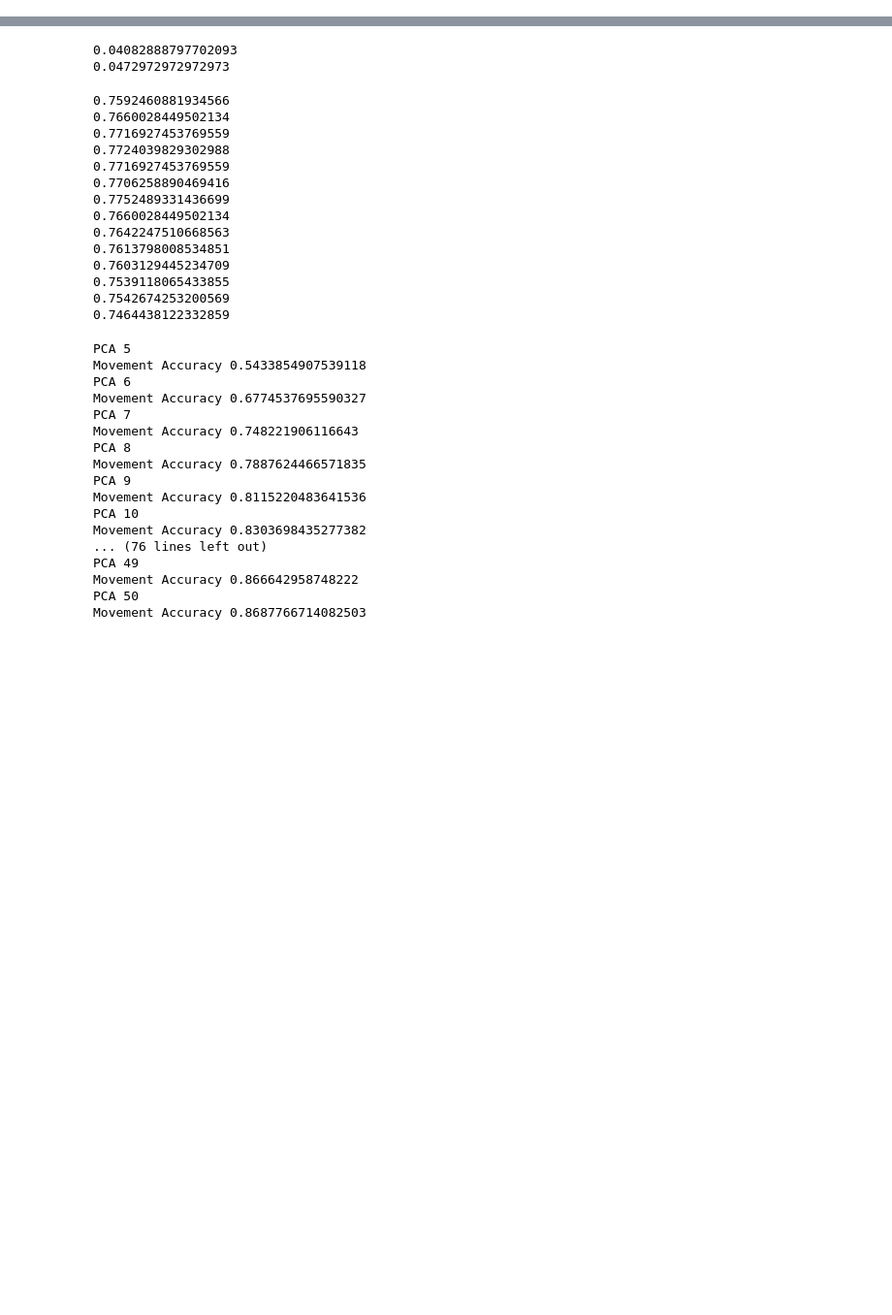
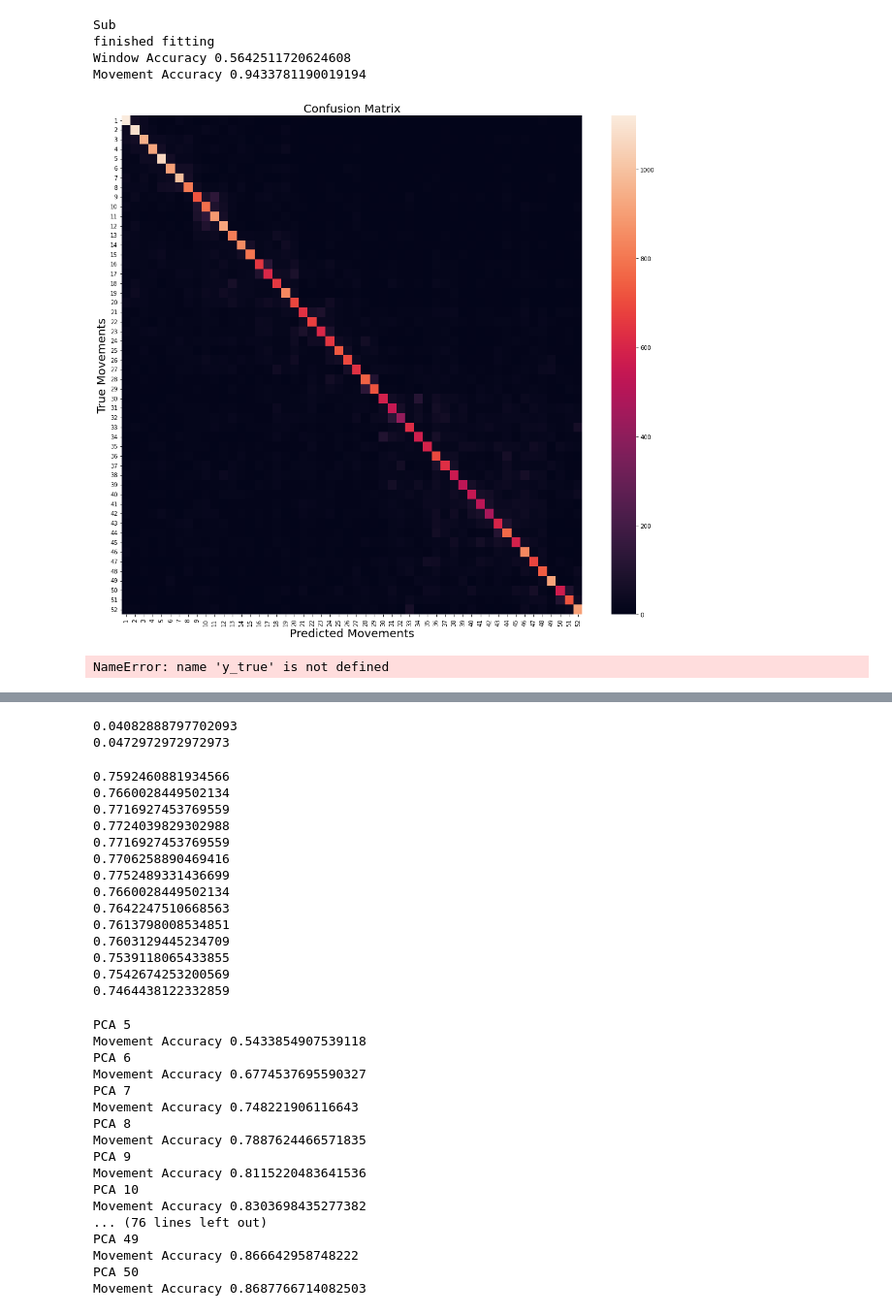
Before and after one commit to allaaamr/Bachelor_Identify-Moevements-EMG, a Jupyter notebook: main.ipynb, the cells around one changed output, grey strips where cells are left out. Shown: that part at 97% size. Saved outputs shown, nothing was run; the diff lists cells and outputs as text; code cells hidden in the pictures; blank space fills up the shorter version.

```diff
--- a/main.ipynb
+++ b/main.ipynb
@@ -246,0 +222,54 @@ X_train = np.asarray(X_train).astype('float64')
+# %%
+clf = RandomForestClassifier(n_estimators=100)
+print('Sub')
+clf.fit(X_train, y_train)
+print('finished fitting')
+y_pred = clf.predict(X_test)
+accuracy = accuracy_score(y_test, y_pred)
+y_test_new = [most_frequent(y_test[x:x + 26]) for x in range(0, len(y_test), 26)]
+y_predicted_new = [most_frequent(y_pred[x:x + 26]) for x in range(0, len(y_pred), 26)]
+accuracy_modified = accuracy_score(y_test_new, y_predicted_new)
+print("Window Accuracy",accuracy)
+print("Movement Accuracy", accuracy_modified)
+# %% [output]
+Sub
+finished fitting
+Window Accuracy 0.5642511720624608
+Movement Accuracy 0.9433781190019194
+# %%
+import seaborn as sns
+import matplotlib.pyplot as plt
+from sklearn import metrics
+
+### Confusion Matrix
+from sklearn.metrics import confusion_matrix
+
+cm = confusion_matrix(y_test, y_pred)
+
+## Get Class Labels
+# labels = le.classes_
+class_names = range(1,53)
+
+# Plot confusion matrix in a beautiful manner
+fig = plt.figure(figsize=(18, 16))
+ax= plt.subplot()
+sns.heatmap(cm, annot=False, ax = ax, fmt = 'g'); #annot=True to annotate cells
+# labels, title and ticks
+ax.set_xlabel('Predicted Movements', fontsize=20)
+ax.xaxis.set_label_position('bottom')
+plt.xticks(rotation=90)
+ax.xaxis.set_ticklabels(class_names, fontsize = 10)
+ax.xaxis.tick_bottom()
+
+ax.set_ylabel('True Movements', fontsize=20)
+ax.yaxis.set_ticklabels(class_names, fontsize = 10)
+plt.yticks(rotation=0)
+
+plt.title('Confusion Matrix', fontsize=20)
+
+plt.savefig('ConMat24.png')
+plt.show()
+print(metrics.classification_report(y_true, y_pred, digits=3))
+# %% [output]
+[figure, added]
+NameError: name 'y_true' is not defined
```
Also changed, not shown: parts of 6 cells of this notebook, 15 other files.
